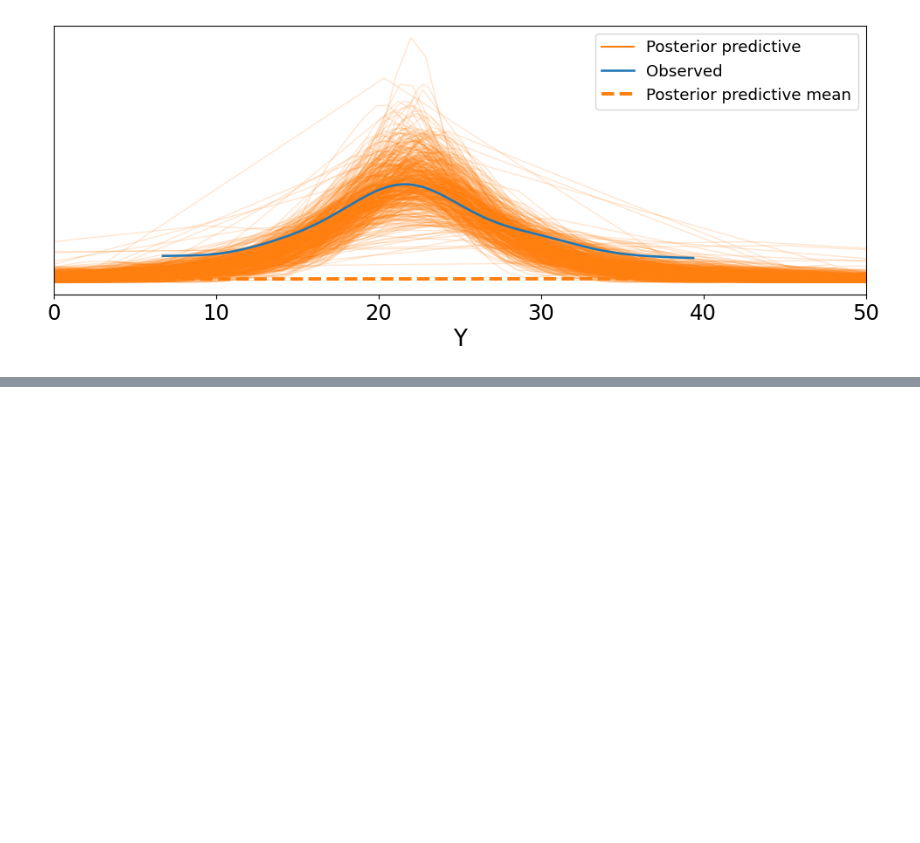
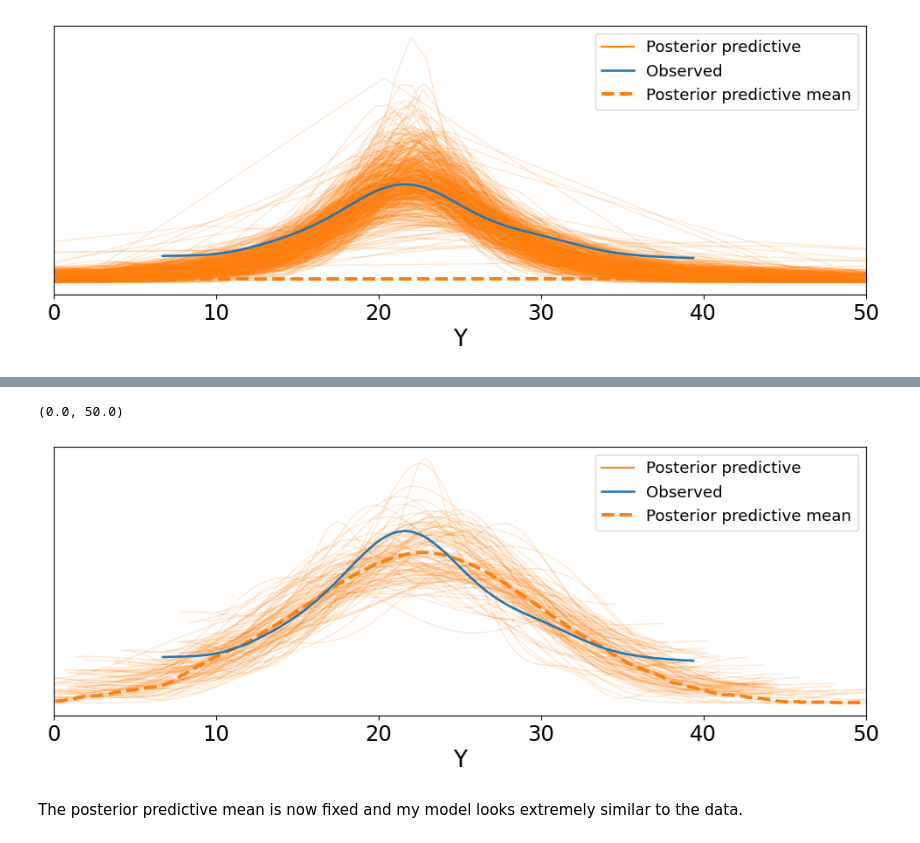
Before and after one commit to Fritz302/data-science, a Jupyter notebook: FritKokiU3proj.ipynb, the cells around one changed output, grey strips where cells are left out. Drawn from its saved outputs; the diff is of its cells as text; code cells hidden in the pictures; blank space fills up the shorter version.

```diff
--- a/FritKokiU3proj.ipynb
+++ b/FritKokiU3proj.ipynb
@@ -173,0 +211,8 @@ More samples confirmed the StudentT model to be the best likelihood for this dat
+# %%
+ax = az.plot_ppc(idata_lebronscoreFinalT, num_pp_samples=100, figsize=(12, 4), colors=["C1", "C0", "C1"])
+ax.set_xlim(0, 50)
+# %% [output]
+(0.0, 50.0)
+[figure, added]
+# %% [markdown]
+The posterior predictive mean is now fixed and my model looks extremely similar to the data.
```
Also changed, not shown: parts of 5 cells of this notebook.
